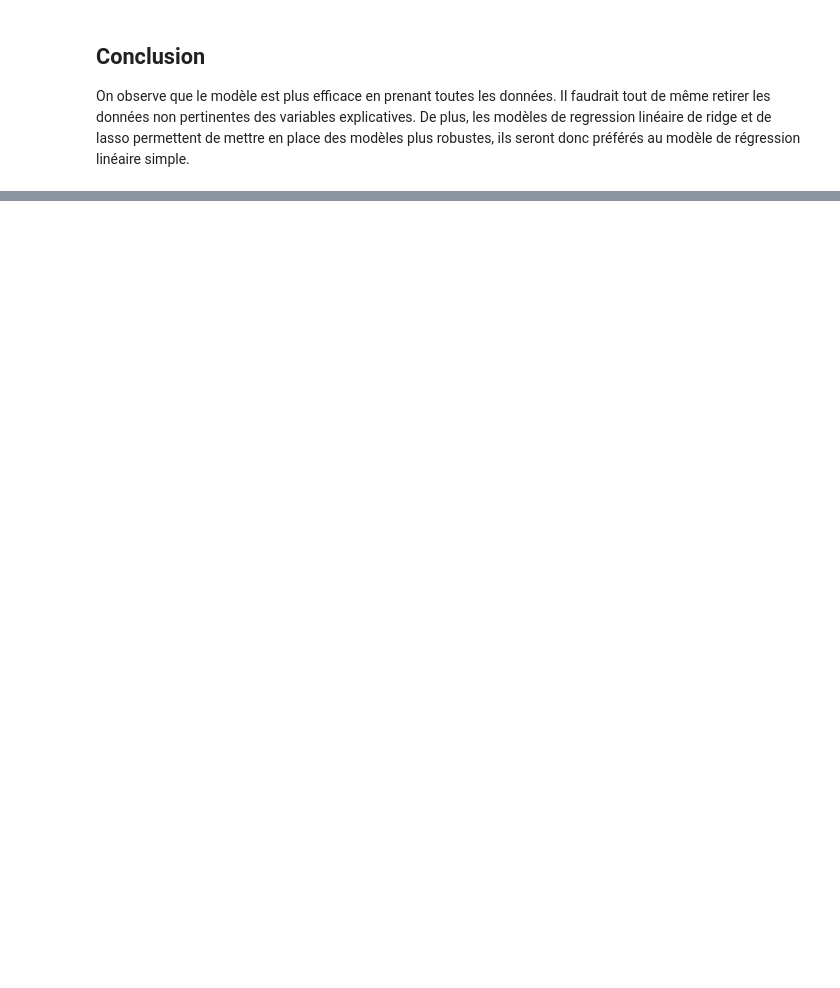
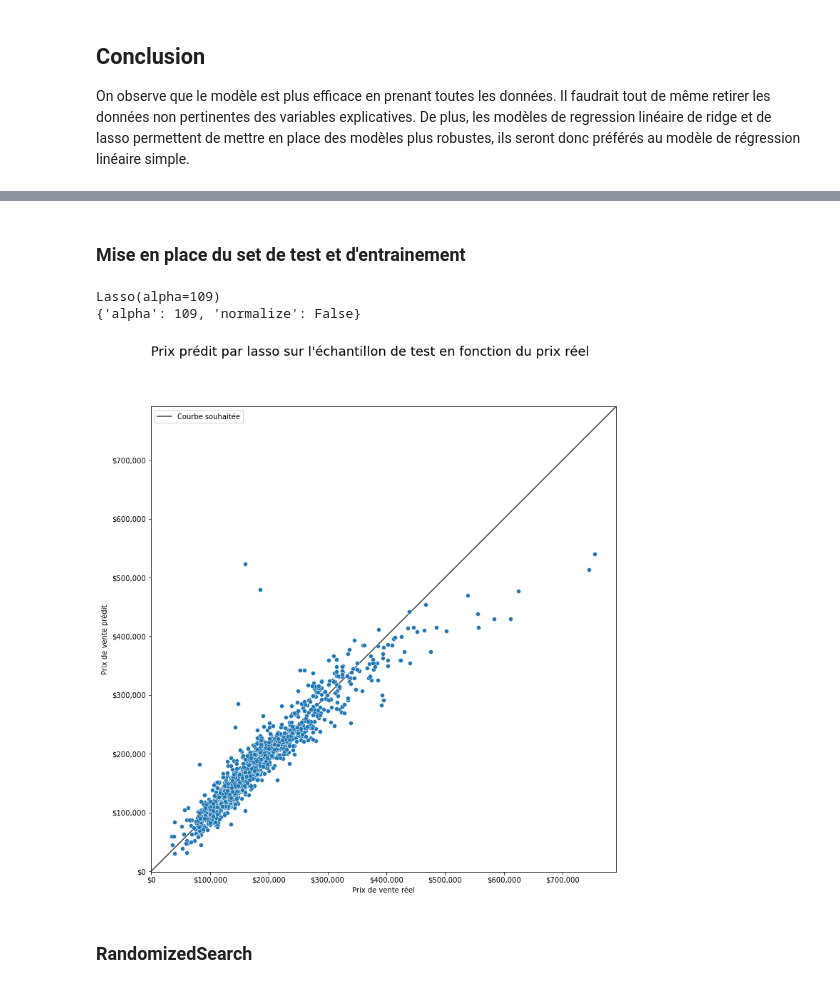
Before and after one commit to TanguyMe/eda-house-price, a Jupyter notebook: Notebook/data-visualization.ipynb, the cells around one changed output, grey strips where cells are left out. Saved outputs shown, nothing was run; the diff lists cells and outputs as text; code cells hidden in the pictures; blank space fills up the shorter version.

```diff
--- a/Notebook/data-visualization.ipynb
+++ b/Notebook/data-visualization.ipynb
@@ -799,0 +805,2 @@ On observe que le modèle est plus efficace en prenant toutes les données. Il f
+# %% [markdown]
+### Mise en place du set de test et d'entrainement
@@ -799,0 +826,39 @@ On observe que le modèle est plus efficace en prenant toutes les données. Il f
+# %%
+alphas = [49+10*x for x in range(11)]
+
+LassoCV = get_best_alpha_gs(Lasso(), X, y, alphas, normalize = [True, False])
+# %% [output]
+Lasso(alpha=109)
+{'alpha': 109, 'normalize': False}
+# %%
+ytestpred = LassoCV.predict(X)
+# %%
+ax = sns.scatterplot(x=y, y=ytestpred);
+plt.xlabel('Prix de vente réel')
+plt.ylabel('Prix de vente prédit')
+
+# on change le format de l'axe x et y
+fmt = '${x:,.0f}'
+tick = mtick.StrMethodFormatter(fmt)
+ax.xaxis.set_major_formatter(tick)
+ax.yaxis.set_major_formatter(tick)
+
+lims = [
+    np.min([ax.get_xlim(), ax.get_ylim()]),  # min of both axes
+    np.max([ax.get_xlim(), ax.get_ylim()]),  # max of both axes
+]
+
+# On fait une ligne où y=x montrant la où on souhaiterait que les valeurs se situent
+ax.plot(lims, lims, 'k-', alpha=0.75, zorder=0, label='Courbe souhaitée')
+ax.set_aspect('equal')
+ax.set_xlim(lims)
+ax.set_ylim(lims);
+plt.legend()
+
+fig = plt.gcf()
+fig.set_size_inches(20,12)
+fig.suptitle("Prix prédit par lasso sur l'échantillon de test en fonction du prix réel", fontsize=18);
+# %% [output]
+[figure, added]
+# %% [markdown]
+### RandomizedSearch
```
Also changed, not shown: parts of 22 cells of this notebook.
